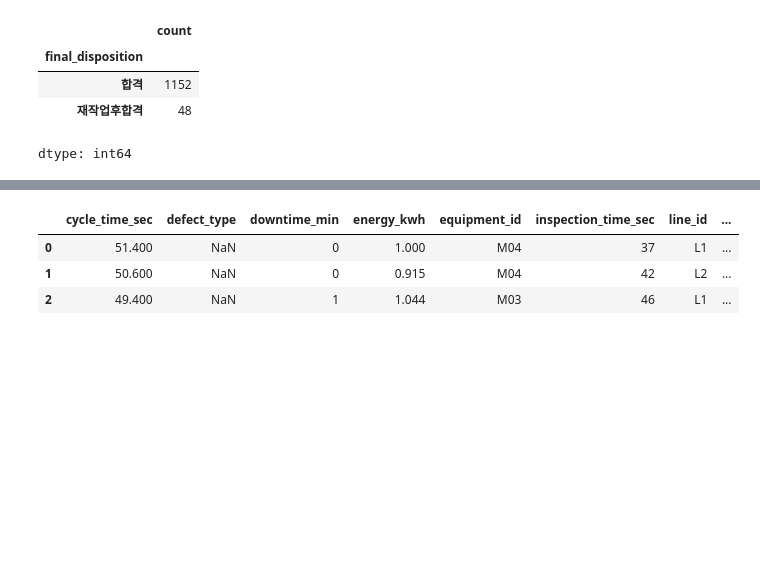
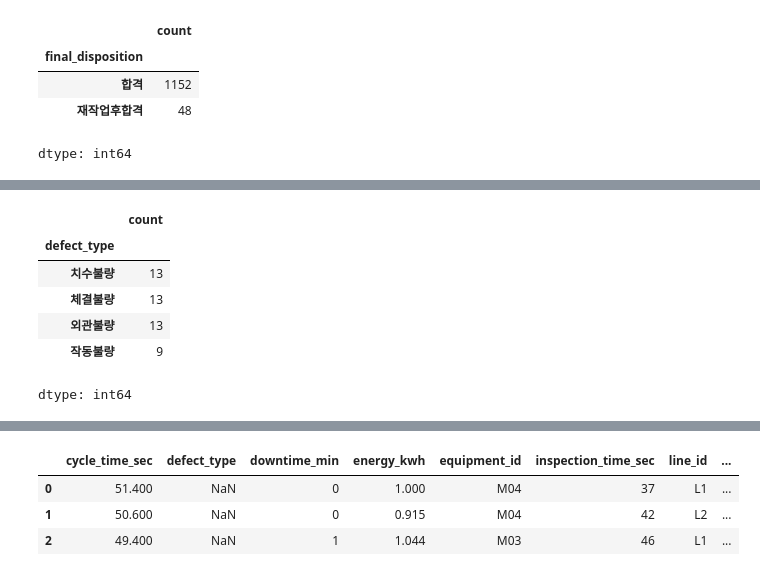
Before and after one commit to StillWork/capstone2610, a Jupyter notebook: N01-2_전처리_머신러닝_성능평가.ipynb, the cells around one changed output, grey strips where cells are left out. Cells and saved outputs as stored; diff of their text form; code cells hidden in the pictures; blank space fills up the shorter version.

```diff
--- a/N01-2_전처리_머신러닝_성능평가.ipynb
+++ b/N01-2_전처리_머신러닝_성능평가.ipynb
@@ -296,0 +322,10 @@ y = df['inspection_result']
+# %%
+df['defect_type'].value_counts()
+# %% [output]
+|  | count |
+| defect_type |  |
+| 치수불량 | 13 |
+| 체결불량 | 13 |
+| 외관불량 | 13 |
+| 작동불량 | 9 |
+dtype: int64
```
Also changed, not shown: parts of 18 cells of this notebook.
